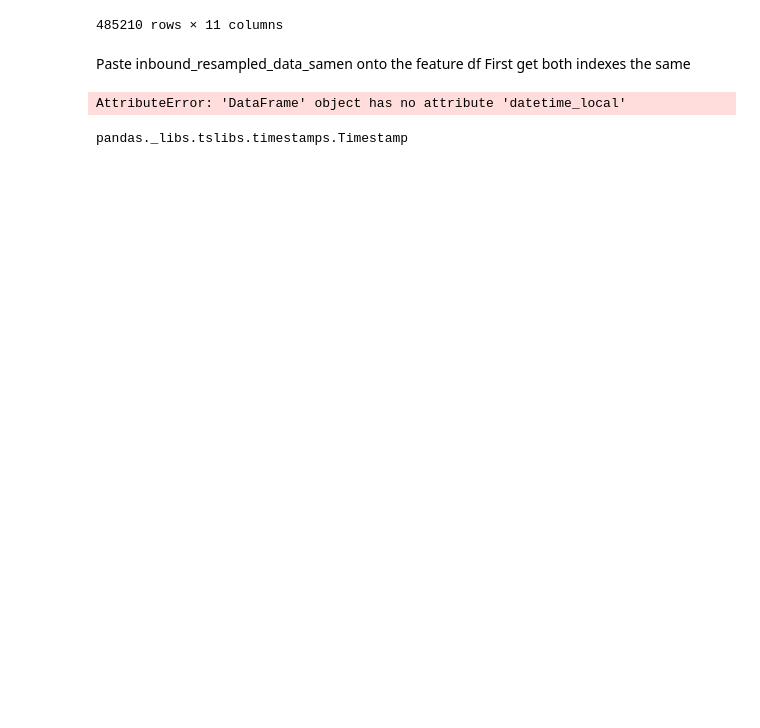
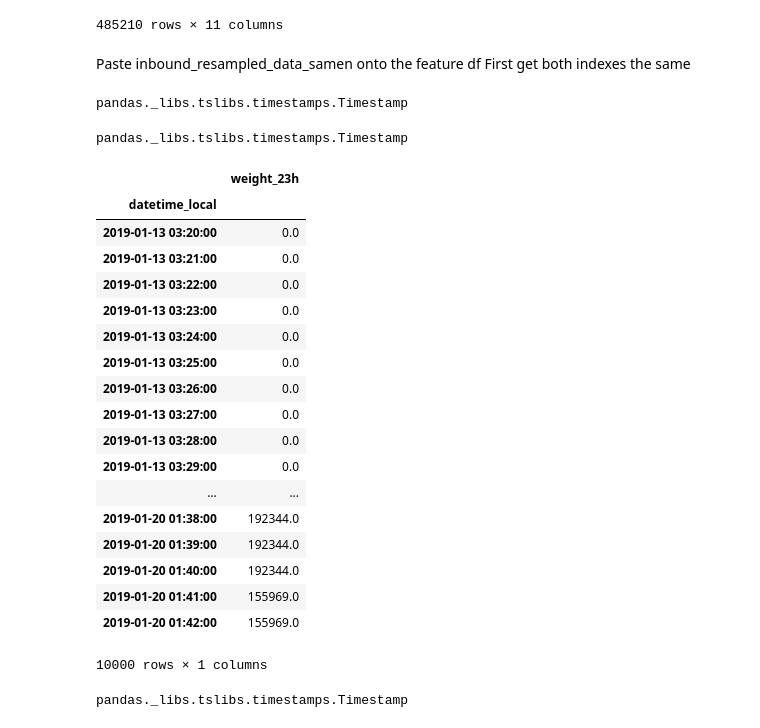
Before and after one commit to Robpennekamp/AppliedMachineLearning, a Jupyter notebook: AppliedMLdataproject2Sonja.ipynb, the cells around one changed output. Saved outputs shown, nothing was run; the diff lists cells and outputs as text; code cells hidden in the pictures; blank space fills up the shorter version.

Commit message:
Incoming weights gemaakt

```diff
--- a/AppliedMLdataproject2Sonja.ipynb
+++ b/AppliedMLdataproject2Sonja.ipynb
@@ -162,11 +162,11 @@ new_ft
 485210 rows × 11 columns
 # %%
 
-inbound_resampled_data_samen = inbound_sec.net_weight.resample('1380Min', base = 0, closed = 'right', label = 'right', kind = 'timestamp').sum()
+inbound_resampled_data_samen = inbound_sec.net_weight.resample('600Min', base = 0, closed = 'right', label = 'right', kind = 'timestamp').sum()
 
 
-for minute in range(0,1380):
-    df2 = inbound_sec.net_weight.resample('1380Min', base = minute, closed = 'right',label = 'right', kind='timestamp').sum()
+for minute in range(0,600):
+    df2 = inbound_sec.net_weight.resample('600Min', base = minute, closed = 'right',label = 'right', kind='timestamp').sum()
     inbound_resampled_data_samen = pd.concat([inbound_resampled_data_samen, df2])
 
 inbound_resampled_data_samen = inbound_resampled_data_samen = inbound_resampled_data_samen.sort_index()
@@ -182,7 +182,33 @@ inbound_resampled_df['datetime_local'] = pd.to_datetime(inbound_resampled_df['da
 inbound_resampled_df = inbound_resampled_df.set_index('datetime_local')
 #inbound_resampled_df['datetime_local'] = pd.Series(inbound_resampled_df.datetime_local.dt.to_pydatetime(), dtype='O')
 
-type(inbound_resampled_df.datetime_local.iloc[3])
+type(inbound_resampled_df.index[3])
 # %% [output]
-AttributeError: 'DataFrame' object has no attribute 'datetime_local'
+pandas._libs.tslibs.timestamps.Timestamp
+# %%
+type(inbound_resampled_df.index[3])
+# %% [output]
+pandas._libs.tslibs.timestamps.Timestamp
+# %%
+inbound_resampled_df[20000:30000]
+# %% [output]
+|  | weight_23h |
+| datetime_local |  |
+| 2019-01-13 03:20:00 | 0.0 |
+| 2019-01-13 03:21:00 | 0.0 |
+| 2019-01-13 03:22:00 | 0.0 |
+| 2019-01-13 03:23:00 | 0.0 |
+| 2019-01-13 03:24:00 | 0.0 |
+| 2019-01-13 03:25:00 | 0.0 |
+| 2019-01-13 03:26:00 | 0.0 |
+| 2019-01-13 03:27:00 | 0.0 |
+| 2019-01-13 03:28:00 | 0.0 |
+| 2019-01-13 03:29:00 | 0.0 |
+| ... | ... |
+| 2019-01-20 01:38:00 | 192344.0 |
+| 2019-01-20 01:39:00 | 192344.0 |
+| 2019-01-20 01:40:00 | 192344.0 |
+| 2019-01-20 01:41:00 | 155969.0 |
+| 2019-01-20 01:42:00 | 155969.0 |
+10000 rows × 1 columns
 # %%
```
Also changed, not shown: parts of 1 cell of this notebook, 3 other files.
